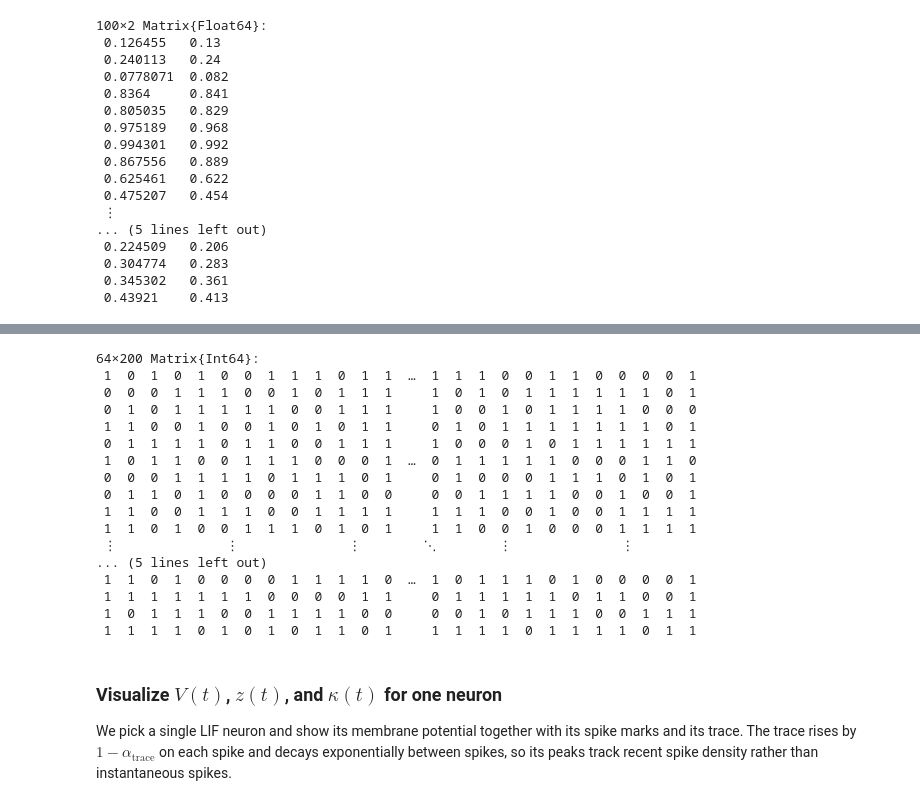
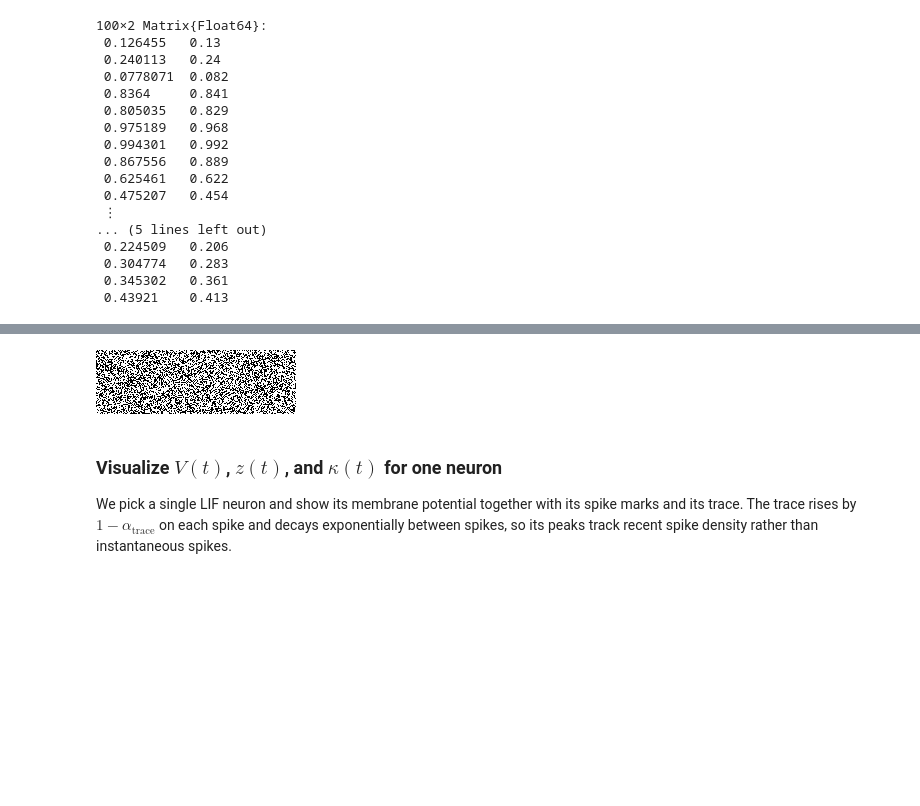
Before and after one commit to varnerlab/CHEME-5820-Labs-Spring-2026, a Jupyter notebook: labs/week-15/L15b/CHEME-5820-L15b-Lab-Solution-Spring-2026.ipynb, the cells around one changed output, grey strips where cells are left out. Saved outputs shown, nothing was run; the diff lists cells and outputs as text; code cells hidden in the pictures; blank space fills up the shorter version.

```diff
--- a/labs/week-15/L15b/CHEME-5820-L15b-Lab-Solution-Spring-2026.ipynb
+++ b/labs/week-15/L15b/CHEME-5820-L15b-Lab-Solution-Spring-2026.ipynb
@@ -221,23 +226,7 @@ end;
 # %%
-U_demo
+Gray.(U_demo)
 # %% [output]
-64×200 Matrix{Int64}:
- 1  0  1  0  1  0  0  1  1  1  0  1  1  …  1  1  1  0  0  1  1  0  0  0  0  1
- 0  0  0  1  1  1  0  0  1  0  1  1  1     1  0  1  0  1  1  1  1  1  1  0  1
- 0  1  0  1  1  1  1  1  0  0  1  1  1     1  0  0  1  0  1  1  1  1  0  0  0
- 1  1  0  0  1  0  0  1  0  1  0  1  1     0  1  0  1  1  1  1  1  1  1  0  1
- 0  1  1  1  1  0  1  1  0  0  1  1  1     1  0  0  0  1  0  1  1  1  1  1  1
- 1  0  1  1  0  0  1  1  1  0  0  0  1  …  0  1  1  1  1  1  0  0  0  1  1  0
- 0  0  0  1  1  1  1  0  1  1  1  0  1     0  1  0  0  0  1  1  1  0  1  0  1
- 0  1  1  0  1  0  0  0  0  1  1  0  0     0  0  1  1  1  1  0  0  1  0  0  1
- 1  1  0  0  1  1  1  0  0  1  1  1  1     1  1  1  0  0  1  0  0  1  1  1  1
- 1  1  0  1  0  0  1  1  1  0  1  0  1     1  1  0  0  1  0  0  0  1  1  1  1
- ⋮              ⋮              ⋮        ⋱        ⋮              ⋮
-... (5 lines left out)
- 1  1  0  1  0  0  0  0  1  1  1  1  0  …  1  0  1  1  1  0  1  0  0  0  0  1
- 1  1  1  1  1  1  1  0  0  0  0  1  1     0  1  1  1  1  1  0  1  1  0  0  1
- 1  0  1  1  1  0  0  1  1  1  1  0  0     0  0  1  0  1  1  1  0  0  1  1  1
- 1  1  1  1  0  1  0  1  0  1  1  0  1     1  1  1  1  0  1  1  1  1  0  1  1
+[figure, added]
 # %% [markdown]
 ### Visualize $V(t)$, $z(t)$, and $\kappa(t)$ for one neuron
 We pick a single LIF neuron and show its membrane potential together with its spike marks and its trace. The trace rises by $1 - \alpha_{\text{trace}}$ on each spike and decays exponentially between spikes, so its peaks track recent spike density rather than instantaneous spikes.
```
Also changed, not shown: parts of 9 cells of this notebook.
